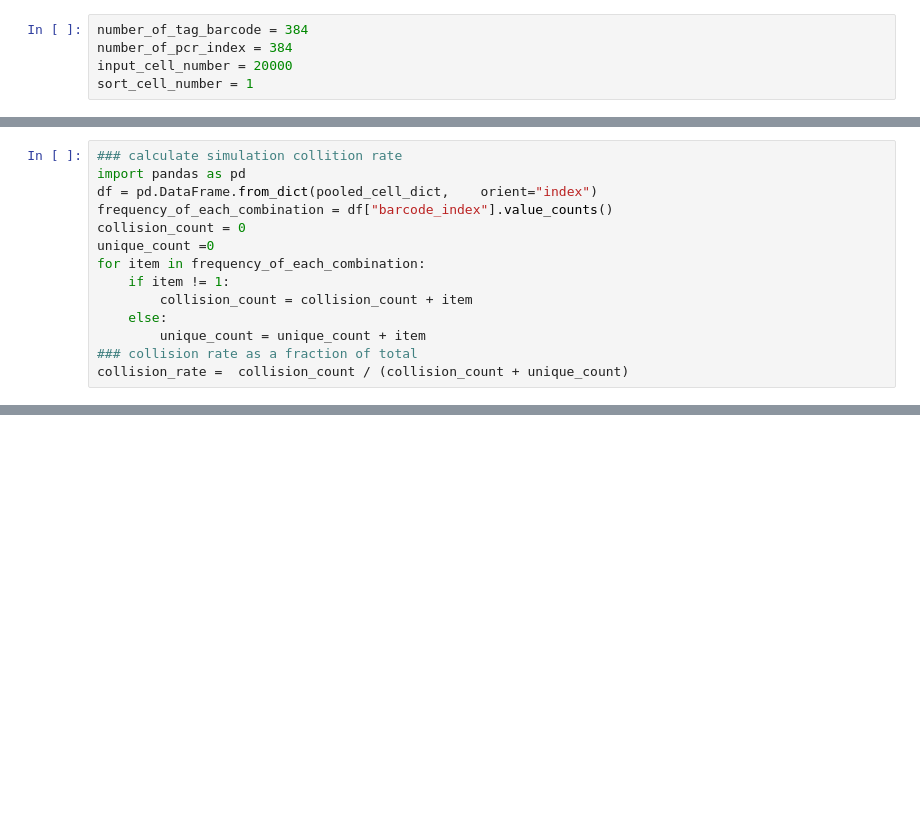
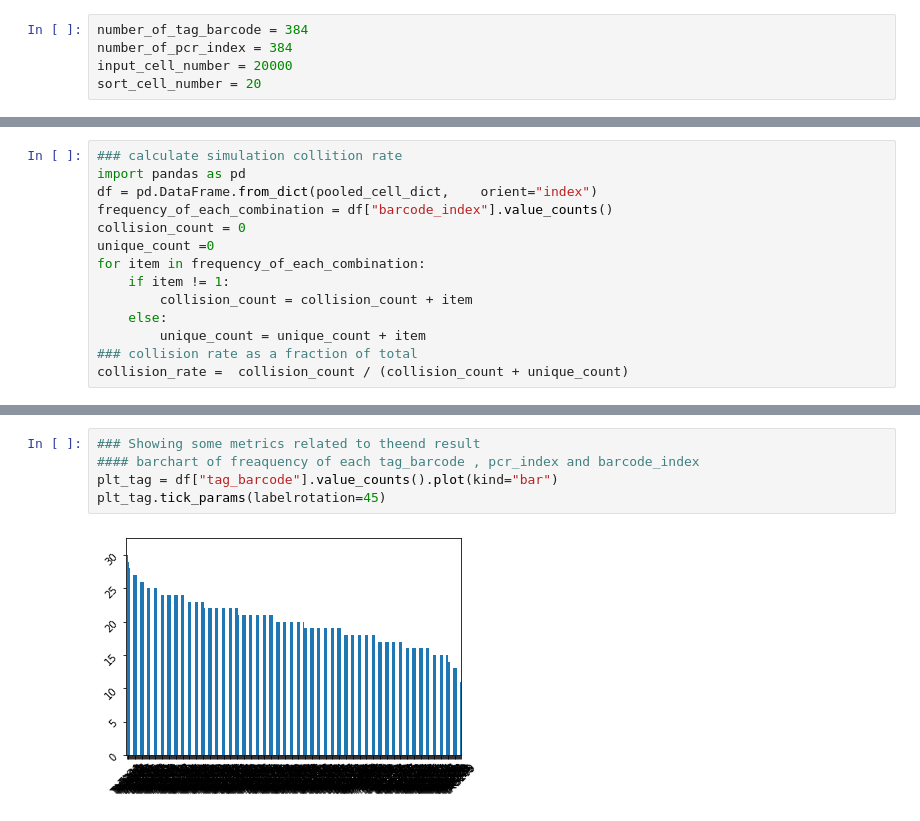
Before and after one commit to silentmemo/split_pool_prob, a Jupyter notebook: simulation_experiment.ipynb, the cells around one changed output, grey strips where cells are left out. Cells and saved outputs as stored; diff of their text form; blank space fills up the shorter version.

Commit message:
update notebook with plots

```diff
--- a/simulation_experiment.ipynb
+++ b/simulation_experiment.ipynb
@@ -5,7 +5,7 @@ import matplotlib.pyplot as plt
 number_of_tag_barcode = 384
 number_of_pcr_index = 384
 input_cell_number = 20000
-sort_cell_number = 1
+sort_cell_number = 20
 # %%
 tag_barcode_name_list = []
 for i in range(number_of_tag_barcode):
@@ -96,0 +115,7 @@ cluster_per_nucleus = round(400000000/recovered_barcode)
+# %%
+### Showing some metrics related to theend result
+#### barchart of freaquency of each tag_barcode , pcr_index and barcode_index
+plt_tag = df["tag_barcode"].value_counts().plot(kind="bar")
+plt_tag.tick_params(labelrotation=45)
+# %% [output]
+[figure, added]
```
Also changed, not shown: parts of 5 cells of this notebook, 1 other file.
